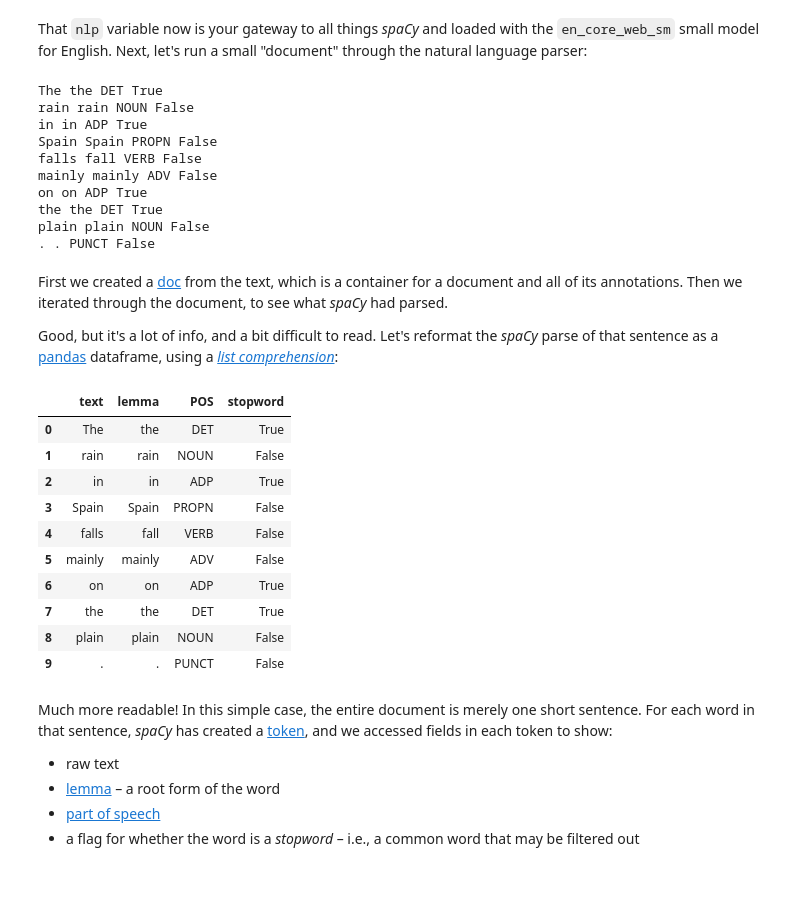
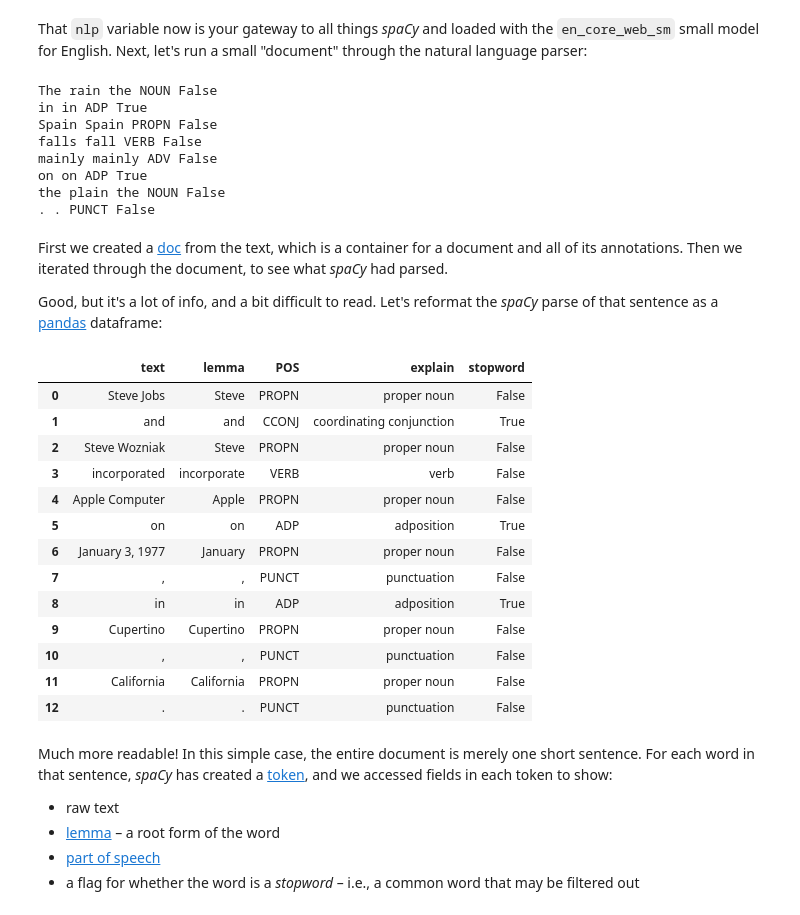
Before and after one commit to DerwenAI/spaCy_tuTorial, a Jupyter notebook: spaCy_tuTorial.ipynb, the cells around one changed output. Saved outputs shown, nothing was run; the diff lists cells and outputs as text; code cells hidden in the pictures; blank space fills up the shorter version.

```diff
--- a/spaCy_tuTorial.ipynb
+++ b/spaCy_tuTorial.ipynb
@@ -43,45 +39,52 @@ nlp = spacy.load("en_core_web_sm")
 That `nlp` variable now is your gateway to all things _spaCy_ and loaded with the `en_core_web_sm` small model for English.
 Next, let's run a small "document" through the natural language parser:
 # %%
-text = u"The rain in Spain falls mainly on the plain."
+text = "The rain in Spain falls mainly on the plain."
 doc = nlp(text)
 
 for token in doc:
     print(token.text, token.lemma_, token.pos_, token.is_stop)
 # %% [output]
-The the DET True
-rain rain NOUN False
+The rain the NOUN False
 in in ADP True
 Spain Spain PROPN False
 falls fall VERB False
 mainly mainly ADV False
 on on ADP True
-the the DET True
-plain plain NOUN False
+the plain the NOUN False
 . . PUNCT False
 # %% [markdown]
 First we created a [doc](https://spacy.io/api/doc) from the text, which is a container for a document and all of its annotations. Then we iterated through the document, to see what _spaCy_ had parsed.
 
-Good, but it's a lot of info, and a bit difficult to read. Let's reformat the _spaCy_ parse of that sentence as a [pandas](https://pandas.pydata.org/) dataframe, using a [_list comprehension_](https://docs.python.org/3/tutorial/datastructures.html#list-comprehensions):
+Good, but it's a lot of info, and a bit difficult to read. Let's reformat the _spaCy_ parse of that sentence as a [pandas](https://pandas.pydata.org/) dataframe:
-# %%
-import pandas as pd
-
-rows = [ [token.text, token.lemma_, token.pos_, token.is_stop] for token in doc ]
-df = pd.DataFrame(rows, columns=("text", "lemma", "POS", "stopword"))
-
-df
-# %% [output]
-|  | text | lemma | POS | stopword |
-| 0 | The | the | DET | True |
-| 1 | rain | rain | NOUN | False |
-| 2 | in | in | ADP | True |
-| 3 | Spain | Spain | PROPN | False |
-| 4 | falls | fall | VERB | False |
-| 5 | mainly | mainly | ADV | False |
-| 6 | on | on | ADP | True |
-| 7 | the | the | DET | True |
-| 8 | plain | plain | NOUN | False |
-| 9 | . | . | PUNCT | False |
+# %%
+import pandas as pd
+
+cols = ("text", "lemma", "POS", "explain", "stopword")
+rows = []
+
+for t in doc:
+    row = [t.text, t.lemma_, t.pos_, spacy.explain(t.pos_), t.is_stop]
+    rows.append(row)
+
+df = pd.DataFrame(rows, columns=cols)
+
+df
+# %% [output]
+|  | text | lemma | POS | explain | stopword |
+| 0 | Steve Jobs | Steve | PROPN | proper noun | False |
+| 1 | and | and | CCONJ | coordinating conjunction | True |
+| 2 | Steve Wozniak | Steve | PROPN | proper noun | False |
+| 3 | incorporated | incorporate | VERB | verb | False |
+| 4 | Apple Computer | Apple | PROPN | proper noun | False |
+| 5 | on | on | ADP | adposition | True |
+| 6 | January 3, 1977 | January | PROPN | proper noun | False |
+| 7 | , | , | PUNCT | punctuation | False |
+| 8 | in | in | ADP | adposition | True |
+| 9 | Cupertino | Cupertino | PROPN | proper noun | False |
+| 10 | , | , | PUNCT | punctuation | False |
+| 11 | California | California | PROPN | proper noun | False |
+| 12 | . | . | PUNCT | punctuation | False |
 # %% [markdown]
 Much more readable!
 In this simple case, the entire document is merely one short sentence.
```
Also changed, not shown: parts of 9 cells of this notebook, 1 other file.
